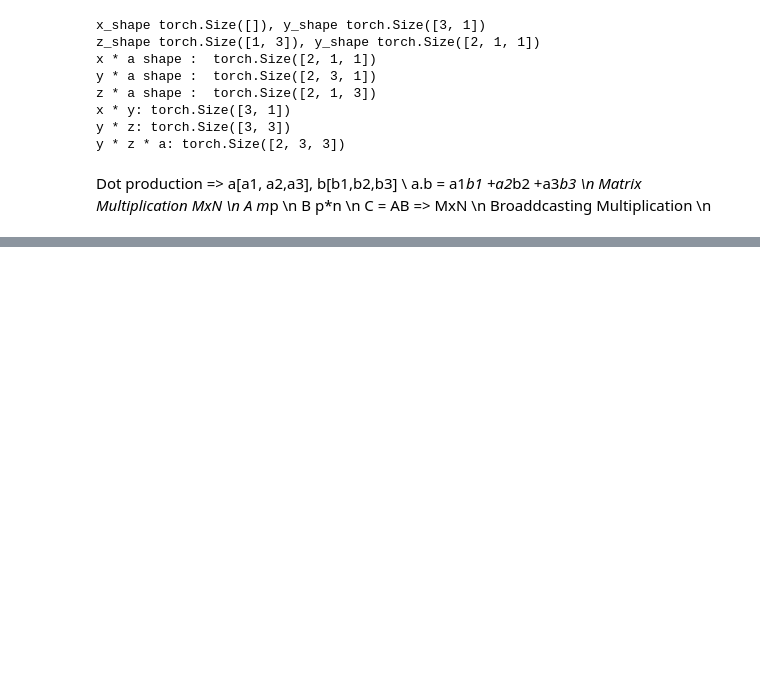
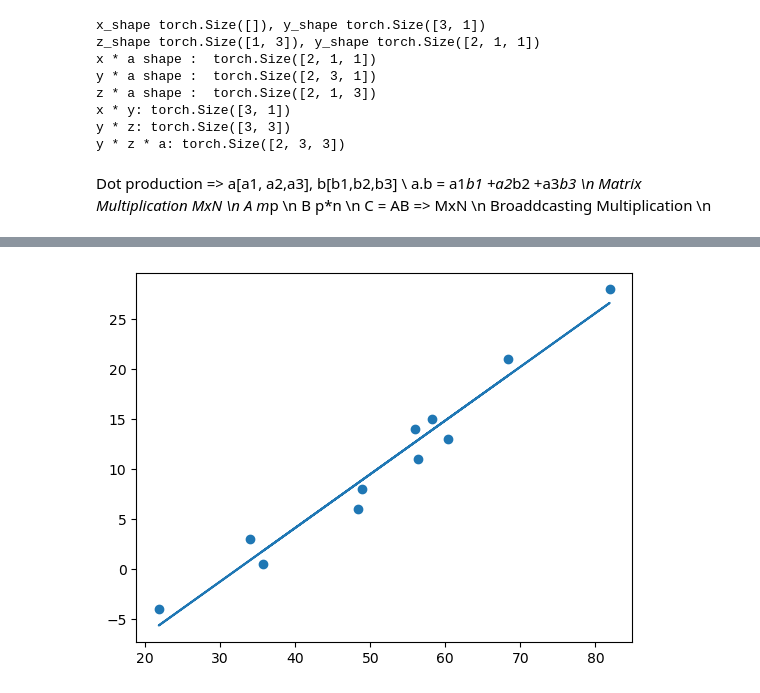
Before and after one commit to Min-star07/ML, a Jupyter notebook: lesson9/p1ch5_parameter_estimated.ipynb, the cells around one changed output, grey strips where cells are left out. Saved outputs shown, nothing was run; the diff lists cells and outputs as text; code cells hidden in the pictures; blank space fills up the shorter version.

```diff
--- a/lesson9/p1ch5_parameter_estimated.ipynb
+++ b/lesson9/p1ch5_parameter_estimated.ipynb
@@ -85,0 +113,6 @@ Broaddcasting Multiplication \n
+# %%
+def grad_fn(t_u, t_c, t_p, w, b):
+    dloss_dtp = dloss_fn(t_p, t_c)
+    dloss_dw = dloss_dtp * dmodel_dw(t_u, w, b)
+    dloss_db = dloss_dtp * dmodel_db(t_u, w, b)
+    return torch.stack([dloss_dw.sum(), dloss_db.sum()])
@@ -85,0 +176,19 @@ Broaddcasting Multiplication \n
+# %%
+def training_loop(n_epochs, learning_rate, params, t_u, t_c, print_params=True):
+    for epoch in range(n_epochs):
+        w, b = params
+        t_p = model(t_u, w, b)
+        loss = loss_fn(t_p, t_c)
+        grad = grad_fn(t_u, t_c, t_p, w, b)
+        params = params - learning_rate * grad
+        if epoch in {0, 10, 50, 100, 1000, 2000, 3000, 4000, 5000}:
+            print(f"epoch : {epoch} training, loss : {loss.item()}, w : {w}, b : {b}")
+            if print_params:
+                print(" Params : ", params)
+                print(" Grad : ", grad)
+        if epoch in {4, 12, 101}:
+            print("...")
+
+        if not torch.isfinite(loss).all():
+            break  # <3>
+    return params
@@ -85,0 +212,2 @@ Broaddcasting Multiplication \n
+# %%
+t_un = (0.1) * t_u
@@ -85,0 +235,9 @@ Broaddcasting Multiplication \n
+# %%
+params = training_loop(
+    n_epochs=5000,
+    learning_rate=1e-2,
+    params=torch.tensor([1.0, 0.0]),
+    t_u=t_un,
+    t_c=t_c,
+    print_params=True,
+)
@@ -85,0 +262,10 @@ Broaddcasting Multiplication \n
+# %%
+import matplotlib.pyplot as plt
+
+t_p = model(t_un, params[0], params[1])
+
+plt.scatter(t_u.numpy(), t_c.numpy())
+plt.plot(t_u.numpy(), t_p.numpy())
+plt.show()
+# %% [output]
+[figure, added]
```
Also changed, not shown: parts of 15 cells of this notebook, 2 other files.
